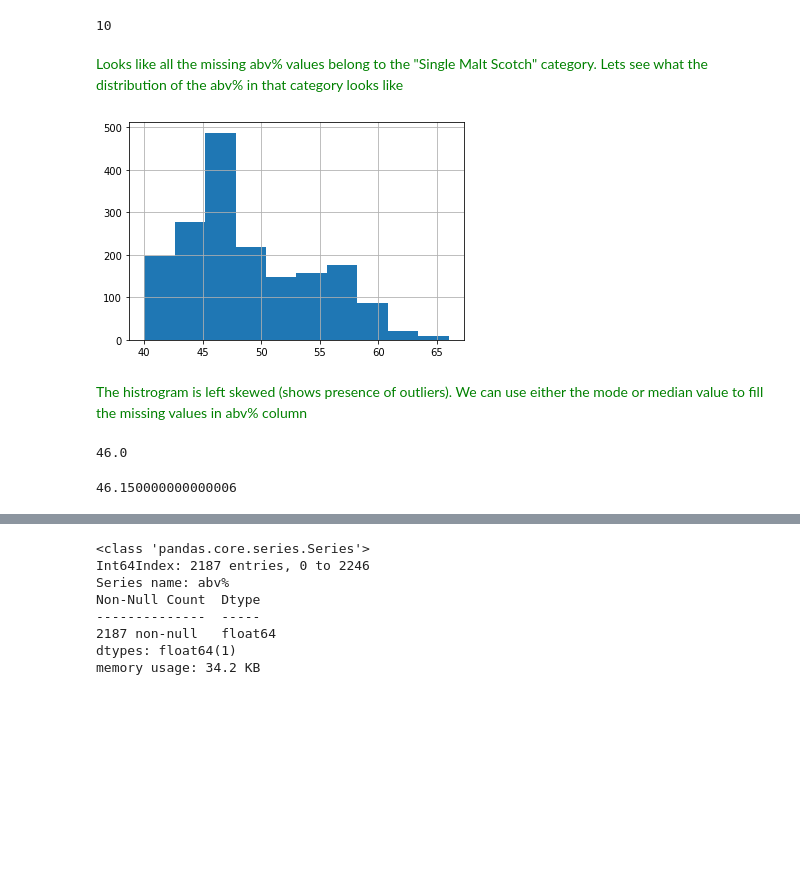
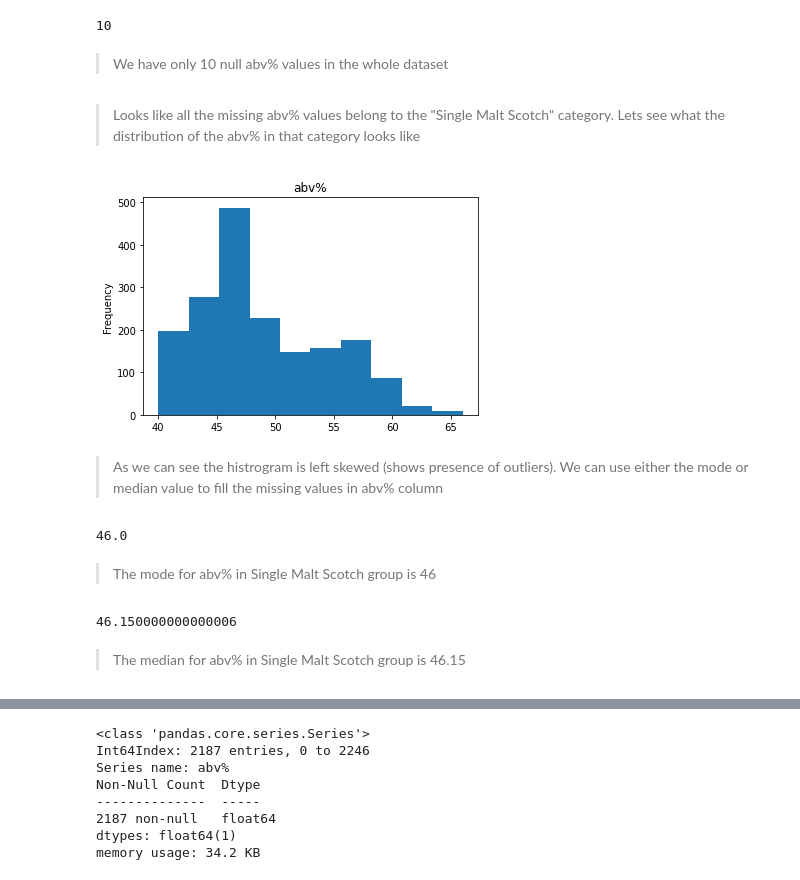
Before and after one commit to nahveendude/whiskeyreviews, a Jupyter notebook: scotchreview2020.ipynb, the cells around one changed output, grey strips where cells are left out. Cells and saved outputs as stored; diff of their text form; code cells hidden in the pictures; blank space fills up the shorter version.

```diff
--- a/scotchreview2020.ipynb
+++ b/scotchreview2020.ipynb
@@ -446,23 +479,44 @@ category_group.get_group("Single Malt Scotch")["abv%"].isnull().sum()
 df["abv%"].isnull().sum()
 # %% [output]
 10
+# %% [markdown]
+> We have only 10 null abv% values in the whole dataset
 # %% [markdown]
-<span style = "color:green">Looks like all the missing abv% values belong to the "Single Malt Scotch" category.
-Lets see what the distribution of the abv% in that category looks like</span>
+> Looks like all the missing abv% values belong to the "Single Malt Scotch" category.
+Lets see what the distribution of the abv% in that category looks like
-# %%
-category_group.get_group("Single Malt Scotch")["abv%"].hist();
-# %% [output]
-[figure, removed]
+# %%
+# lets create a function that takes group name and the column name as arguments and returns a hist chart with the value counts
+
+def histplot(group_name,column_name):
+    '''
+    This function provides the counts of values in a column of a specific group and plot it in hist plot
+
+    Inputs: group_name, column_name
+
+    Output: plot a hist plot of value counts of a column in a specific group
+
+    '''
+    category_group.get_group(group_name)[column_name].plot(kind="hist")
+    plt.title(column_name)
+# %%
+# lets call the histplot function and pass "Single Malt Scotch","abv%" as its arguments for group and column names
+histplot("Single Malt Scotch","abv%")
+# %% [output]
+[figure, added]
 # %% [markdown]
-<span style = "color:green"> The histrogram is left skewed (shows presence of outliers). We can use either the mode or median value to fill the missing values in abv% column </span>
+> As we can see the histrogram is left skewed (shows presence of outliers). We can use either the mode or median value to fill the missing values in abv% column
 # %%
 # calculate the mode for "Single Malt Scotch" abv%
 category_group.get_group("Single Malt Scotch")["abv%"].mode()[0]
 # %% [output]
 46.0
+# %% [markdown]
+> The mode for abv% in Single Malt Scotch group is 46
 # %%
 # calculate the median for "Single Malt Scotch" abv%
 category_group.get_group("Single Malt Scotch")["abv%"].median()
 # %% [output]
 46.150000000000006
+# %% [markdown]
+> The median for abv% in Single Malt Scotch group is 46.15
 # %% [markdown]
```
Also changed, not shown: parts of 107 cells of this notebook.
